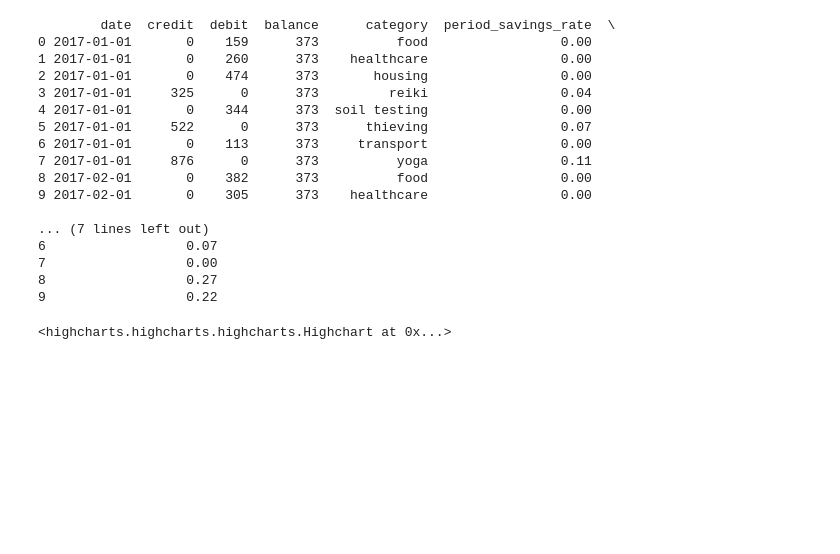
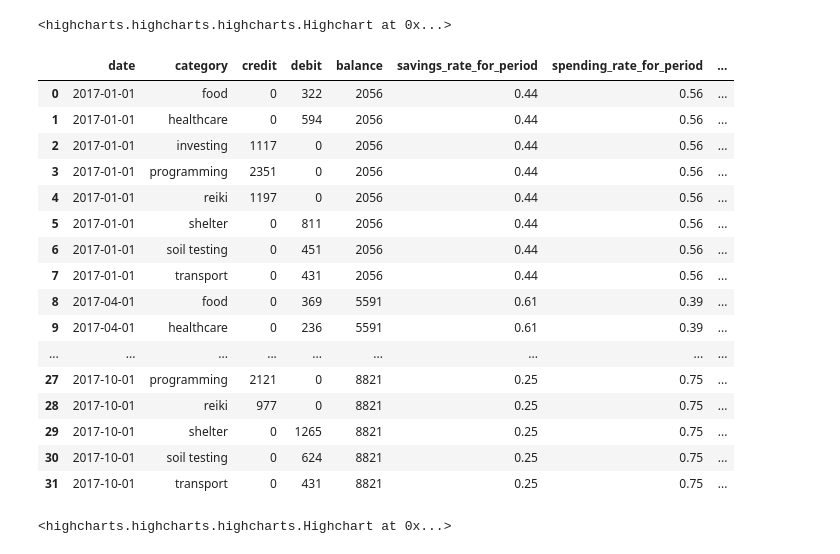
Before and after one commit to araichev/mustaching, a Jupyter notebook: ipynb/examples.ipynb, the cells around one changed output. Saved outputs shown, nothing was run; the diff lists cells and outputs as text; code cells hidden in the pictures; blank space fills up the shorter version.

```diff
--- a/ipynb/examples.ipynb
+++ b/ipynb/examples.ipynb
@@ -56,24 +70,30 @@ plot(summary)
+# %%
+ms.plot(s2)
+# %% [output]
+<highcharts.highcharts.highcharts.Highchart at 0x...>
 # %%
-# Summarize again by month start and category
-summary = ms.summarize(transactions, freq='MS', by_category=True, decimals=2)
-print(summary.head(10))
-plot(summary)
+# Summarize by quarter start and by category
+s3 = ms.summarize(transactions, freq='QS', by_category=True, decimals=2)
+s3
 # %% [output]
-        date  credit  debit  balance      category  period_savings_rate  \
-0 2017-01-01       0    159      373          food                 0.00
-1 2017-01-01       0    260      373    healthcare                 0.00
-2 2017-01-01       0    474      373       housing                 0.00
-3 2017-01-01     325      0      373         reiki                 0.04
-4 2017-01-01       0    344      373  soil testing                 0.00
-5 2017-01-01     522      0      373      thieving                 0.07
-6 2017-01-01       0    113      373     transport                 0.00
-7 2017-01-01     876      0      373          yoga                 0.11
-8 2017-02-01       0    382      373          food                 0.00
-9 2017-02-01       0    305      373    healthcare                 0.00
-
-... (7 lines left out)
-6                  0.07
-7                  0.00
-8                  0.27
-9                  0.22
-<highcharts.highcharts.highcharts.Highchart at 0x...>
+|  | date | category | credit | debit | balance | savings_rate_for_period | spending_rate_for_period | ... |
+| 0 | 2017-01-01 | food | 0 | 322 | 2056 | 0.44 | 0.56 | ... |
+| 1 | 2017-01-01 | healthcare | 0 | 594 | 2056 | 0.44 | 0.56 | ... |
+| 2 | 2017-01-01 | investing | 1117 | 0 | 2056 | 0.44 | 0.56 | ... |
+| 3 | 2017-01-01 | programming | 2351 | 0 | 2056 | 0.44 | 0.56 | ... |
+| 4 | 2017-01-01 | reiki | 1197 | 0 | 2056 | 0.44 | 0.56 | ... |
+| 5 | 2017-01-01 | shelter | 0 | 811 | 2056 | 0.44 | 0.56 | ... |
+| 6 | 2017-01-01 | soil testing | 0 | 451 | 2056 | 0.44 | 0.56 | ... |
+| 7 | 2017-01-01 | transport | 0 | 431 | 2056 | 0.44 | 0.56 | ... |
+| 8 | 2017-04-01 | food | 0 | 369 | 5591 | 0.61 | 0.39 | ... |
+| 9 | 2017-04-01 | healthcare | 0 | 236 | 5591 | 0.61 | 0.39 | ... |
+| ... | ... | ... | ... | ... | ... | ... | ... | ... |
+| 27 | 2017-10-01 | programming | 2121 | 0 | 8821 | 0.25 | 0.75 | ... |
+| 28 | 2017-10-01 | reiki | 977 | 0 | 8821 | 0.25 | 0.75 | ... |
+| 29 | 2017-10-01 | shelter | 0 | 1265 | 8821 | 0.25 | 0.75 | ... |
+| 30 | 2017-10-01 | soil testing | 0 | 624 | 8821 | 0.25 | 0.75 | ... |
+| 31 | 2017-10-01 | transport | 0 | 431 | 8821 | 0.25 | 0.75 | ... |
+# %%
+ms.plot(s3)
+# %% [output]
+<highcharts.highcharts.highcharts.Highchart at 0x...>
```
Also changed, not shown: parts of 7 cells of this notebook, 8 other files.
